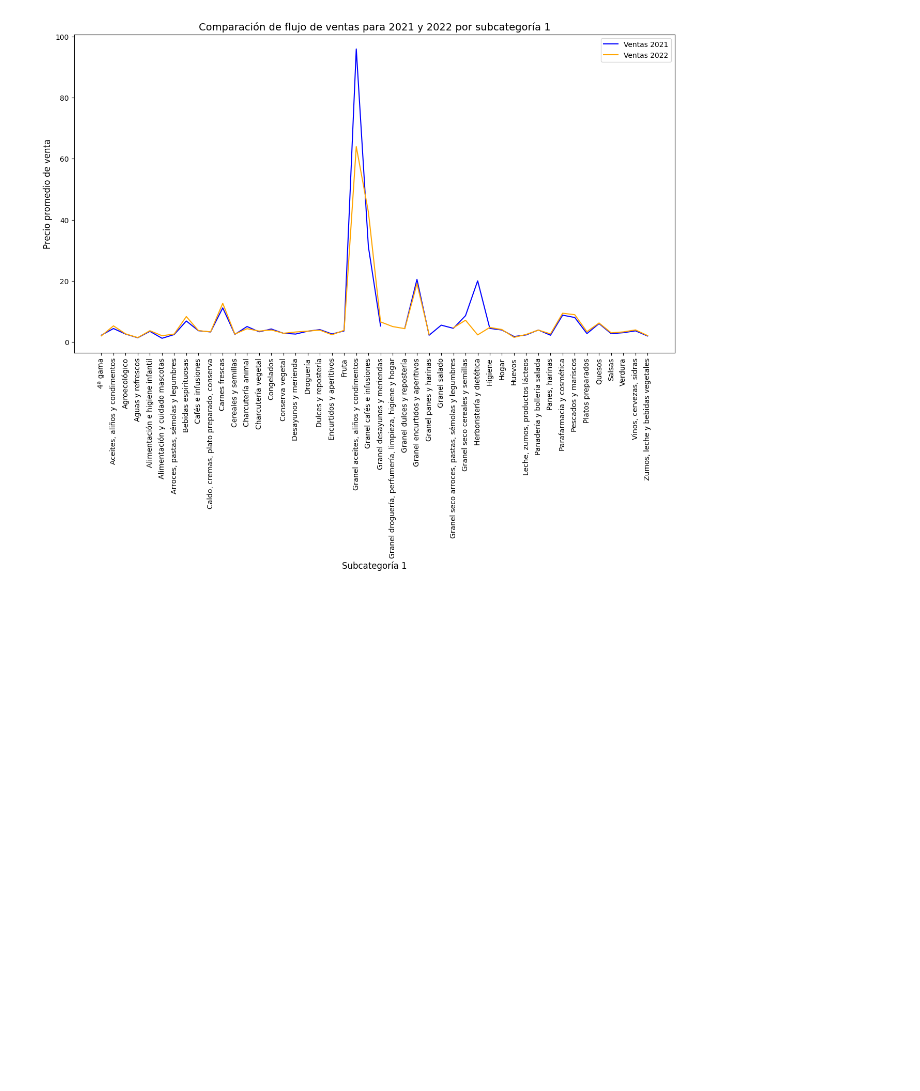
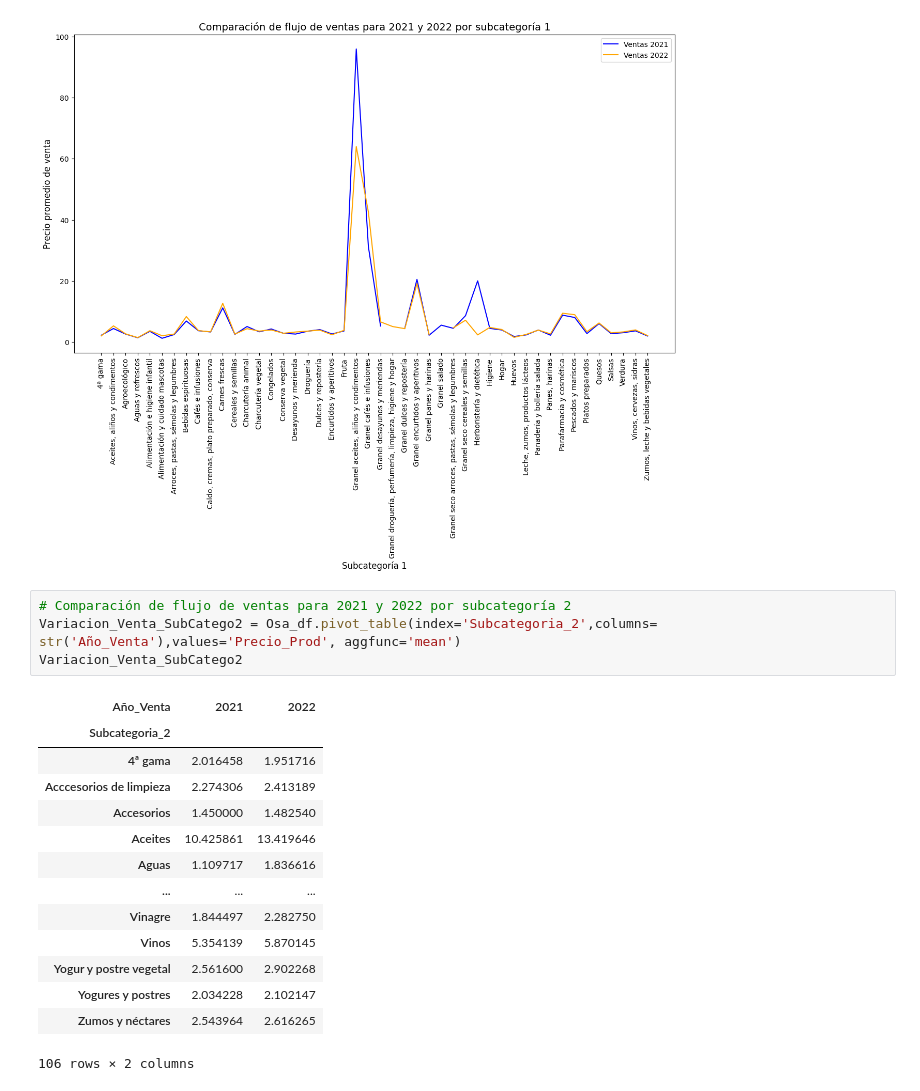
Before and after one commit to Factoria-F5-AI-Bootcamp-1-Edicion/Proyecto_Osa, a Jupyter notebook: EDA_Osa.ipynb, the cells around one changed output. Cells and saved outputs as stored; diff of their text form; blank space fills up the shorter version.

```diff
--- a/EDA_Osa.ipynb
+++ b/EDA_Osa.ipynb
@@ -770,3 +772,22 @@ plt.ylabel('Precio promedio de venta',  fontsize=12)
 plt.show()
 # %% [output]
 [figure]
+# %%
+# Comparación de flujo de ventas para 2021 y 2022 por subcategoría 2
+Variacion_Venta_SubCatego2 = Osa_df.pivot_table(index='Subcategoria_2',columns= str('Año_Venta'),values='Precio_Prod', aggfunc='mean')
+Variacion_Venta_SubCatego2
+# %% [output]
+| Año_Venta | 2021 | 2022 |
+| Subcategoria_2 |  |  |
+| 4ª gama | 2.016458 | 1.951716 |
+| Acccesorios de limpieza | 2.274306 | 2.413189 |
+| Accesorios | 1.450000 | 1.482540 |
+| Aceites | 10.425861 | 13.419646 |
+| Aguas | 1.109717 | 1.836616 |
+| ... | ... | ... |
+| Vinagre | 1.844497 | 2.282750 |
+| Vinos | 5.354139 | 5.870145 |
+| Yogur y postre vegetal | 2.561600 | 2.902268 |
+| Yogures y postres | 2.034228 | 2.102147 |
+| Zumos y néctares | 2.543964 | 2.616265 |
+106 rows × 2 columns
```
Also changed, not shown: parts of 2 cells of this notebook.
